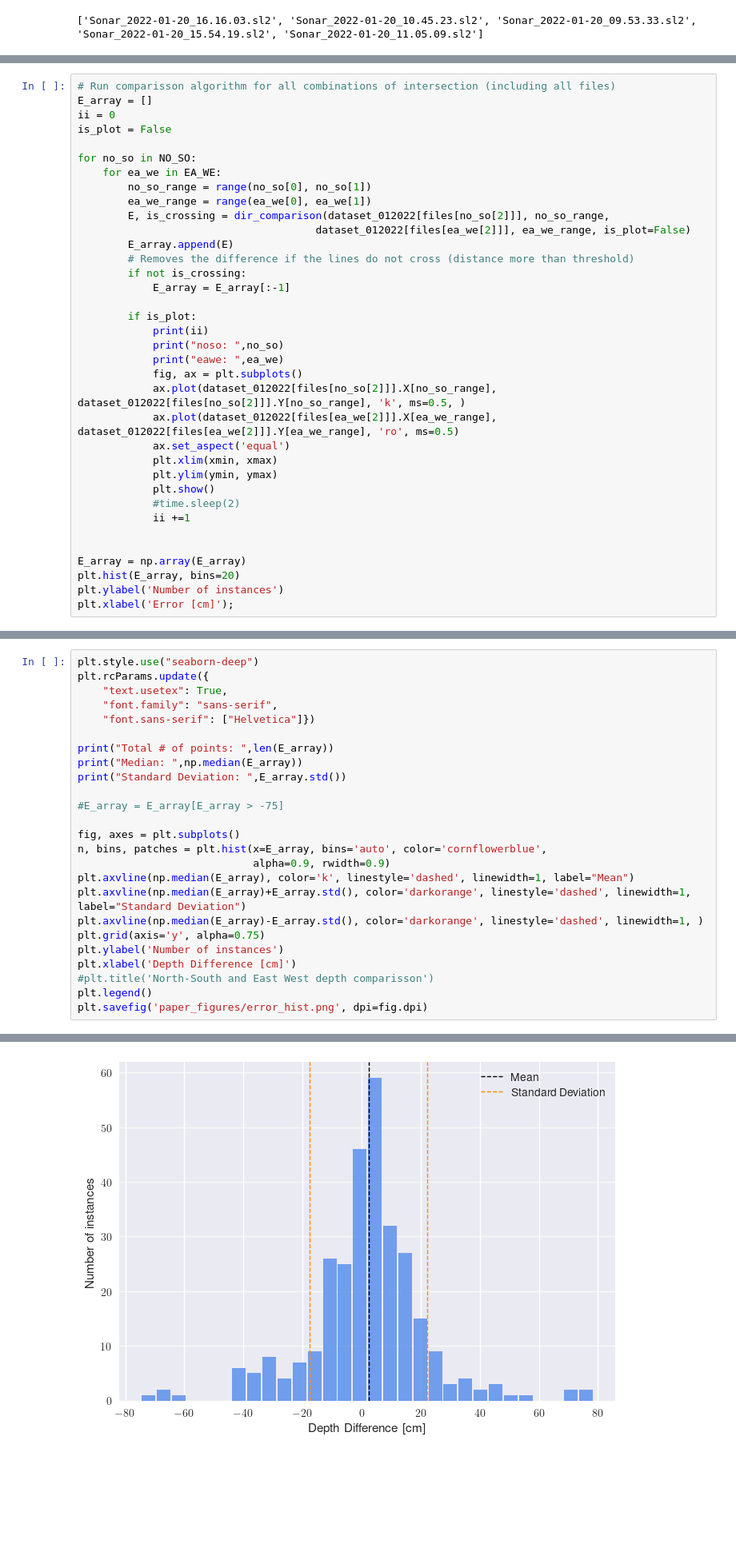
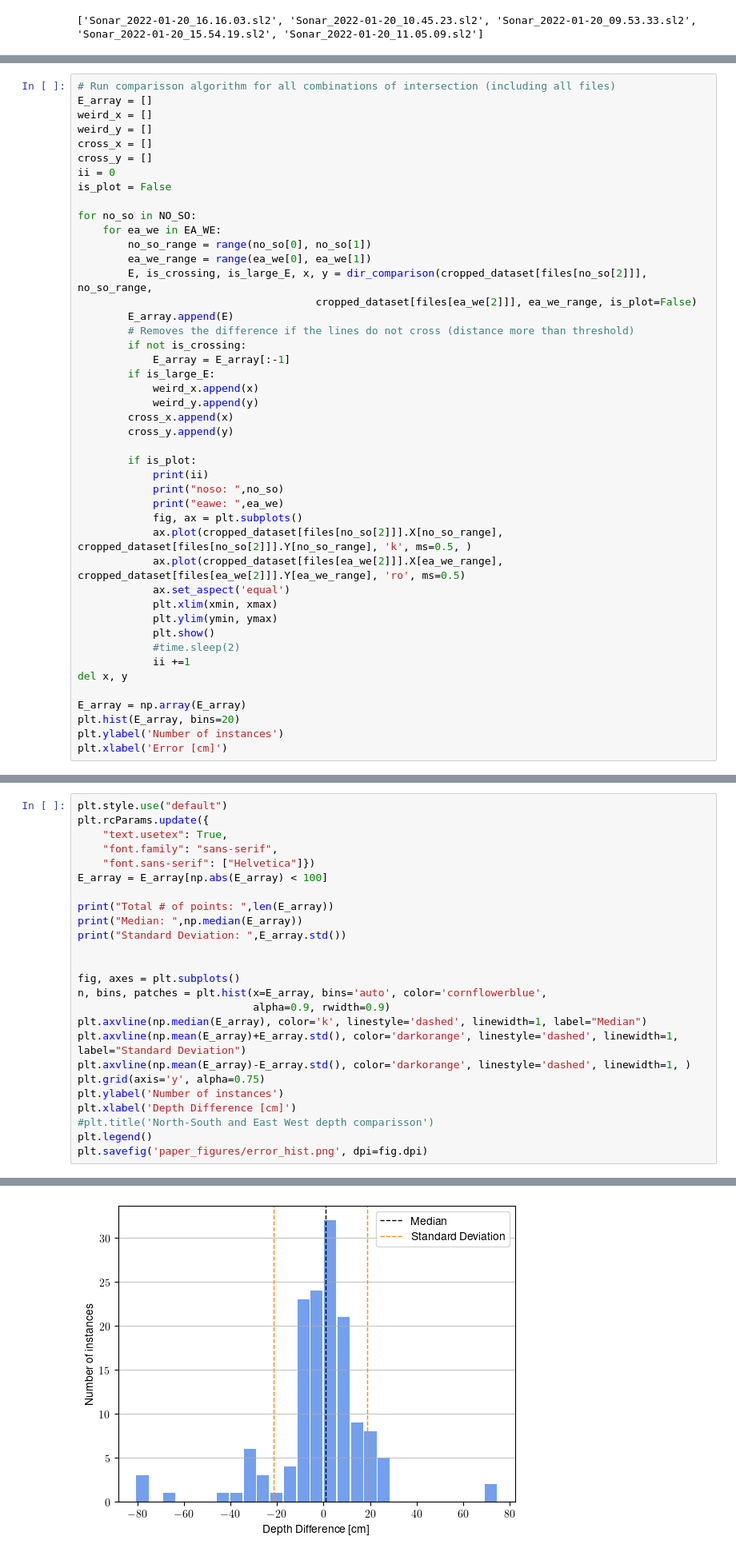
Before and after one commit to andrespulido8/sonar_sparse_point_cloud, a Jupyter notebook: read_echogram.ipynb, the cells around one changed output, grey strips where cells are left out. Shown at 80% size. Cells and saved outputs as stored; diff of their text form; blank space fills up the shorter version.

```diff
--- a/read_echogram.ipynb
+++ b/read_echogram.ipynb
@@ -567,6 +581,10 @@ to_mat()
 # %%
 # Run comparisson algorithm for all combinations of intersection (including all files)
 E_array = []
+weird_x = []
+weird_y = []
+cross_x = []
+cross_y = []
 ii = 0
 is_plot = False
 
@@ -574,30 +592,35 @@ for no_so in NO_SO:
     for ea_we in EA_WE:
         no_so_range = range(no_so[0], no_so[1])
         ea_we_range = range(ea_we[0], ea_we[1])
-        E, is_crossing = dir_comparison(dataset_012022[files[no_so[2]]], no_so_range,
-                                      dataset_012022[files[ea_we[2]]], ea_we_range, is_plot=False)
+        E, is_crossing, is_large_E, x, y = dir_comparison(cropped_dataset[files[no_so[2]]], no_so_range,
+                                      cropped_dataset[files[ea_we[2]]], ea_we_range, is_plot=False)
         E_array.append(E)
         # Removes the difference if the lines do not cross (distance more than threshold)
         if not is_crossing:
             E_array = E_array[:-1]
+        if is_large_E:
+            weird_x.append(x)
+            weird_y.append(y)
+        cross_x.append(x)
+        cross_y.append(y)
 
         if is_plot:
             print(ii)
             print("noso: ",no_so)
             print("eawe: ",ea_we)
             fig, ax = plt.subplots()
-            ax.plot(dataset_012022[files[no_so[2]]].X[no_so_range], dataset_012022[files[no_so[2]]].Y[no_so_range], 'k', ms=0.5, )
-            ax.plot(dataset_012022[files[ea_we[2]]].X[ea_we_range], dataset_012022[files[ea_we[2]]].Y[ea_we_range], 'ro', ms=0.5)
+            ax.plot(cropped_dataset[files[no_so[2]]].X[no_so_range], cropped_dataset[files[no_so[2]]].Y[no_so_range], 'k', ms=0.5, )
+            ax.plot(cropped_dataset[files[ea_we[2]]].X[ea_we_range], cropped_dataset[files[ea_we[2]]].Y[ea_we_range], 'ro', ms=0.5)
             ax.set_aspect('equal')
             plt.xlim(xmin, xmax)
             plt.ylim(ymin, ymax)
             plt.show()
             #time.sleep(2)
             ii +=1
-
+del x, y
 
 E_array = np.array(E_array)
 plt.hist(E_array, bins=20)
 plt.ylabel('Number of instances')
-plt.xlabel('Error [cm]');
+plt.xlabel('Error [cm]')
 # %% [output]
@@ -605,22 +629,22 @@ plt.xlabel('Error [cm]');
 # %%
-plt.style.use("seaborn-deep")
+plt.style.use("default")
 plt.rcParams.update({
     "text.usetex": True,
     "font.family": "sans-serif",
     "font.sans-serif": ["Helvetica"]})
+E_array = E_array[np.abs(E_array) < 100]
 
 print("Total # of points: ",len(E_array))
 print("Median: ",np.median(E_array))
 print("Standard Deviation: ",E_array.std())
 
-#E_array = E_array[E_array > -75]
 
 fig, axes = plt.subplots()
 n, bins, patches = plt.hist(x=E_array, bins='auto', color='cornflowerblue',
                             alpha=0.9, rwidth=0.9)
-plt.axvline(np.median(E_array), color='k', linestyle='dashed', linewidth=1, label="Mean")
-plt.axvline(np.median(E_array)+E_array.std(), color='darkorange', linestyle='dashed', linewidth=1, label="Standard Deviation")
-plt.axvline(np.median(E_array)-E_array.std(), color='darkorange', linestyle='dashed', linewidth=1, )
+plt.axvline(np.median(E_array), color='k', linestyle='dashed', linewidth=1, label="Median")
+plt.axvline(np.mean(E_array)+E_array.std(), color='darkorange', linestyle='dashed', linewidth=1, label="Standard Deviation")
+plt.axvline(np.mean(E_array)-E_array.std(), color='darkorange', linestyle='dashed', linewidth=1, )
 plt.grid(axis='y', alpha=0.75)
 plt.ylabel('Number of instances')
 plt.xlabel('Depth Difference [cm]')
@@ -634 +658 @@ Standard Deviation:  19.900328608524983
-[figure, old version]
+[figure, new version]
```
Also changed, not shown: parts of 12 cells of this notebook.
